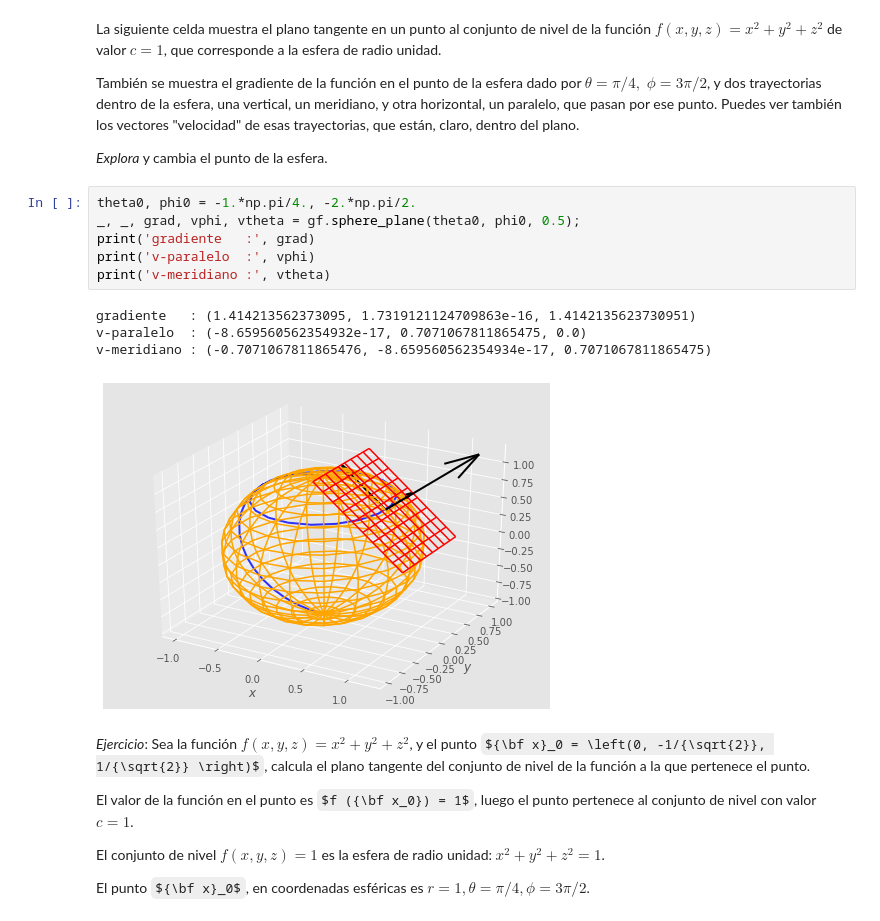
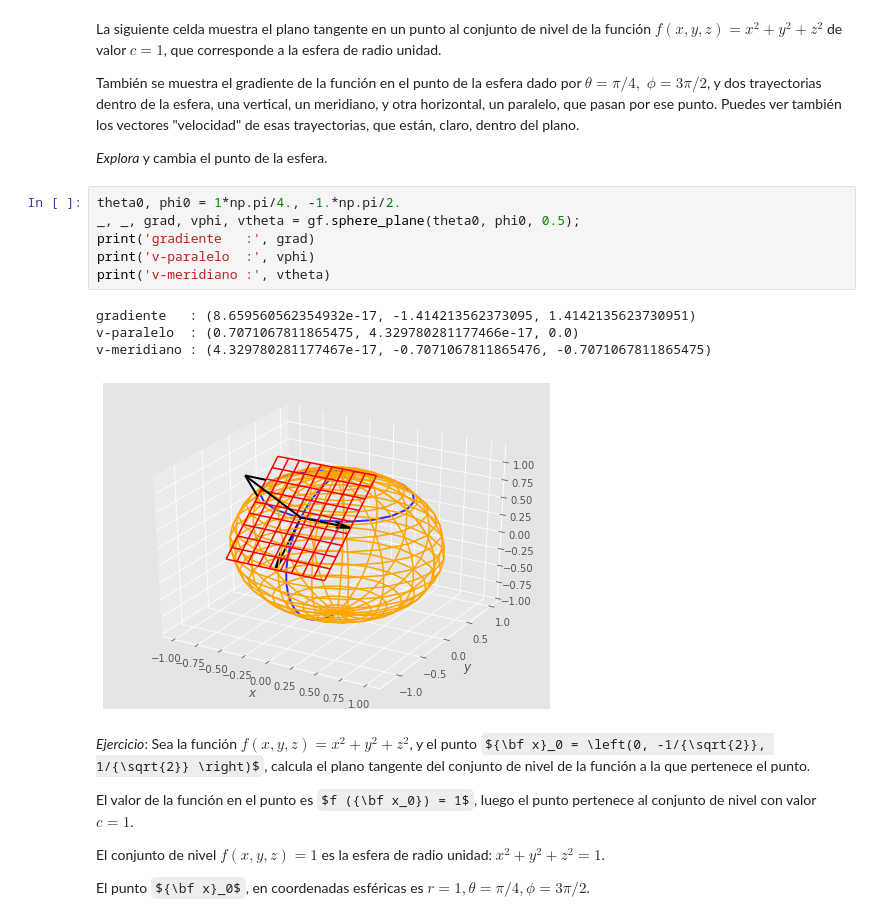
Before and after one commit to jahernando/USC-MMIII, a Jupyter notebook: tderivadas_coordenadas_cadena.ipynb, the cells around one changed output. Saved outputs shown, nothing was run; the diff lists cells and outputs as text; some formulas as TeX source.

```diff
--- a/tderivadas_coordenadas_cadena.ipynb
+++ b/tderivadas_coordenadas_cadena.ipynb
@@ -327,16 +328,16 @@ También se muestra el gradiente de la función en el punto de la esfera dado po
 
 *Explora* y cambia el punto de la esfera.
 # %%
-theta0, phi0 = -1.*np.pi/4., -2.*np.pi/2.
+theta0, phi0 = 1*np.pi/4., -1.*np.pi/2.
 _, _, grad, vphi, vtheta = gf.sphere_plane(theta0, phi0, 0.5);
 print('gradiente   :', grad)
 print('v-paralelo  :', vphi)
 print('v-meridiano :', vtheta)
 # %% [output]
-gradiente   : (1.414213562373095, 1.7319121124709863e-16, 1.4142135623730951)
-v-paralelo  : (-8.659560562354932e-17, 0.7071067811865475, 0.0)
-v-meridiano : (-0.7071067811865476, -8.659560562354934e-17, 0.7071067811865475)
+gradiente   : (8.659560562354932e-17, -1.414213562373095, 1.4142135623730951)
+v-paralelo  : (0.7071067811865475, 4.329780281177466e-17, 0.0)
+v-meridiano : (4.329780281177467e-17, -0.7071067811865476, -0.7071067811865475)
-[figure, old version]
+[figure, new version]
 # %% [markdown]
 *Ejercicio*: Sea la función $f(x, y, z) = x^2 + y^2 + z^2$, y el punto ${\bf x}_0 = \left(0, -1/{\sqrt{2}}, 1/{\sqrt{2}} \right)$, calcula el plano tangente del conjunto de nivel de la función a la que pertenece el punto.
 
```
Also changed, not shown: parts of 6 cells of this notebook, 10 other files.
